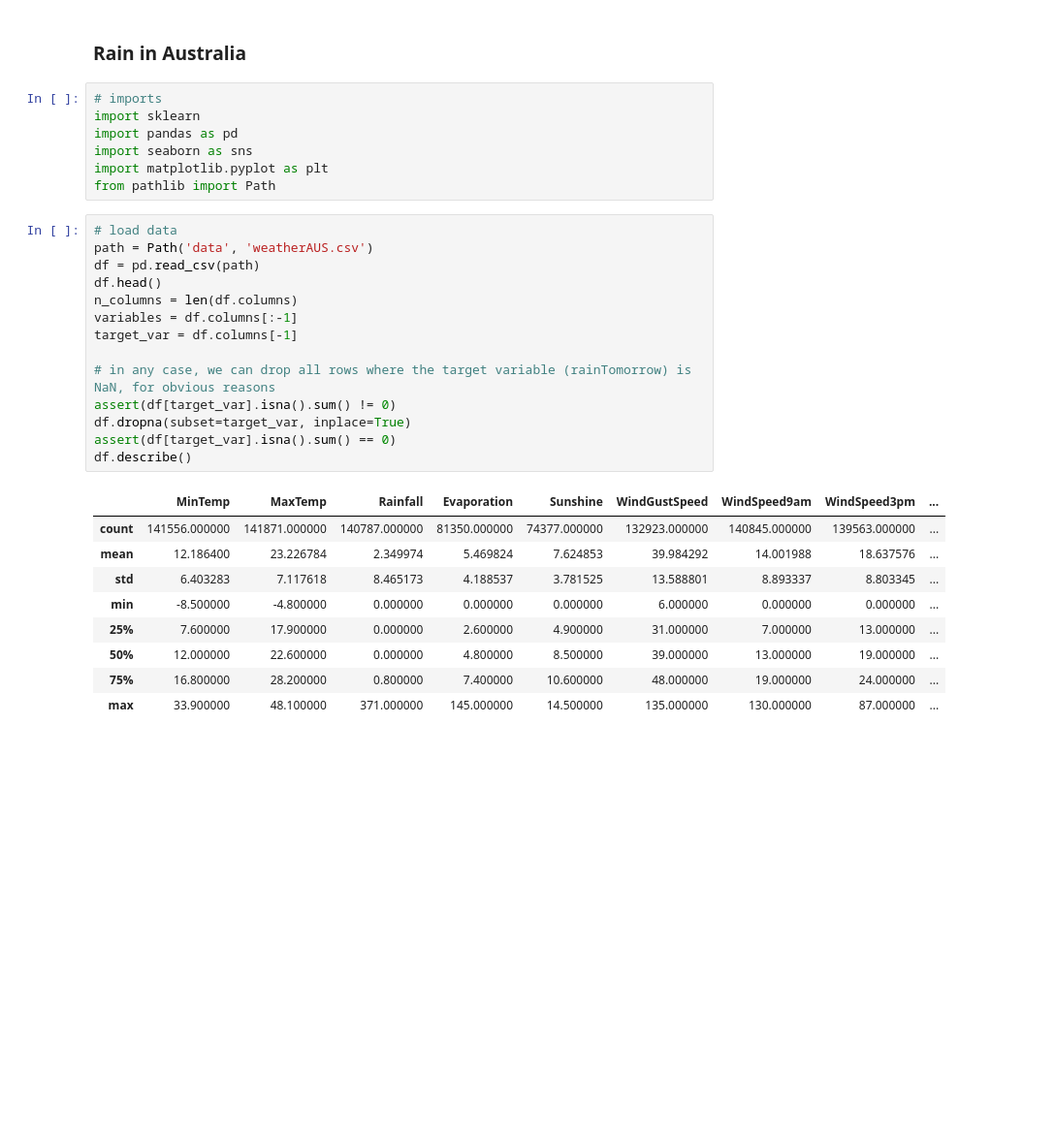
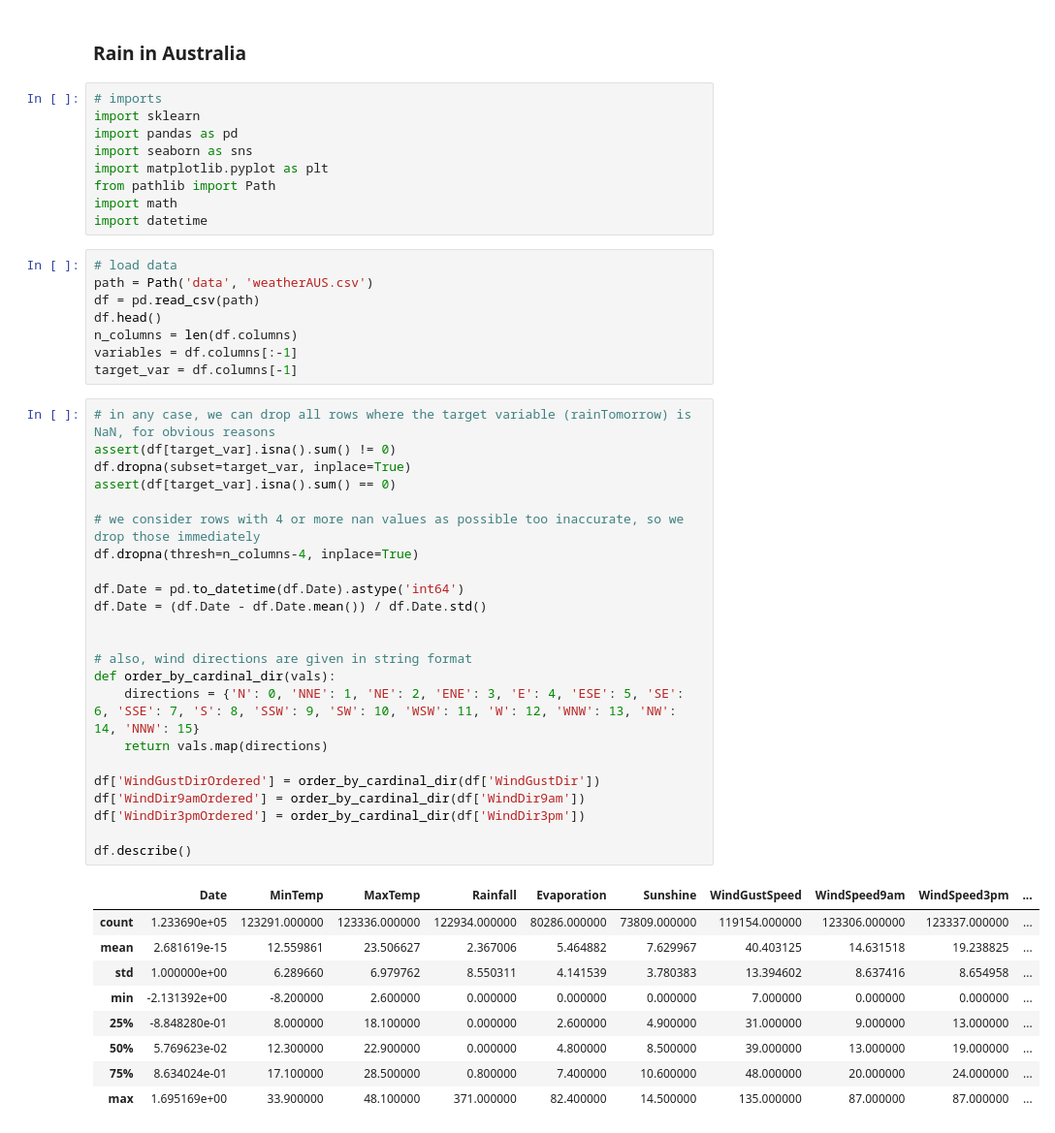
Before and after one commit to Lekolas01/g3-rain_in_australia, a Jupyter notebook: rain.ipynb, the cells around one changed output. Shown at 97% size. Saved outputs shown, nothing was run; the diff lists cells and outputs as text; blank space fills up the shorter version.

```diff
--- a/rain.ipynb
+++ b/rain.ipynb
@@ -7,6 +7,8 @@ import pandas as pd
 import seaborn as sns
 import matplotlib.pyplot as plt
 from pathlib import Path
+import math
+import datetime
 # %%
 # load data
 path = Path('data', 'weatherAUS.csv')
@@ -15,22 +17,39 @@ df.head()
 n_columns = len(df.columns)
 variables = df.columns[:-1]
 target_var = df.columns[-1]
-
-# in any case, we can drop all rows where the target variable (rainTomorrow) is NaN, for obvious reasons
-assert(df[target_var].isna().sum() != 0)
-df.dropna(subset=target_var, inplace=True)
-assert(df[target_var].isna().sum() == 0)
-df.describe()
-# %% [output]
-|  | MinTemp | MaxTemp | Rainfall | Evaporation | Sunshine | WindGustSpeed | WindSpeed9am | WindSpeed3pm | ... |
-| count | 141556.000000 | 141871.000000 | 140787.000000 | 81350.000000 | 74377.000000 | 132923.000000 | 140845.000000 | 139563.000000 | ... |
-| mean | 12.186400 | 23.226784 | 2.349974 | 5.469824 | 7.624853 | 39.984292 | 14.001988 | 18.637576 | ... |
-| std | 6.403283 | 7.117618 | 8.465173 | 4.188537 | 3.781525 | 13.588801 | 8.893337 | 8.803345 | ... |
-| min | -8.500000 | -4.800000 | 0.000000 | 0.000000 | 0.000000 | 6.000000 | 0.000000 | 0.000000 | ... |
-| 25% | 7.600000 | 17.900000 | 0.000000 | 2.600000 | 4.900000 | 31.000000 | 7.000000 | 13.000000 | ... |
-| 50% | 12.000000 | 22.600000 | 0.000000 | 4.800000 | 8.500000 | 39.000000 | 13.000000 | 19.000000 | ... |
-| 75% | 16.800000 | 28.200000 | 0.800000 | 7.400000 | 10.600000 | 48.000000 | 19.000000 | 24.000000 | ... |
-| max | 33.900000 | 48.100000 | 371.000000 | 145.000000 | 14.500000 | 135.000000 | 130.000000 | 87.000000 | ... |
+# %%
+# in any case, we can drop all rows where the target variable (rainTomorrow) is NaN, for obvious reasons
+assert(df[target_var].isna().sum() != 0)
+df.dropna(subset=target_var, inplace=True)
+assert(df[target_var].isna().sum() == 0)
+
+# we consider rows with 4 or more nan values as possible too inaccurate, so we drop those immediately
+df.dropna(thresh=n_columns-4, inplace=True)
+
+df.Date = pd.to_datetime(df.Date).astype('int64')
+df.Date = (df.Date - df.Date.mean()) / df.Date.std()
+
+
+# also, wind directions are given in string format
+def order_by_cardinal_dir(vals):
+    directions = {'N': 0, 'NNE': 1, 'NE': 2, 'ENE': 3, 'E': 4, 'ESE': 5, 'SE': 6, 'SSE': 7, 'S': 8, 'SSW': 9, 'SW': 10, 'WSW': 11, 'W': 12, 'WNW': 13, 'NW': 14, 'NNW': 15}
+    return vals.map(directions)
+
+df['WindGustDirOrdered'] = order_by_cardinal_dir(df['WindGustDir'])
+df['WindDir9amOrdered'] = order_by_cardinal_dir(df['WindDir9am'])
+df['WindDir3pmOrdered'] = order_by_cardinal_dir(df['WindDir3pm'])
+
+df.describe()
+# %% [output]
+|  | Date | MinTemp | MaxTemp | Rainfall | Evaporation | Sunshine | WindGustSpeed | WindSpeed9am | WindSpeed3pm | ... |
+| count | 1.233690e+05 | 123291.000000 | 123336.000000 | 122934.000000 | 80286.000000 | 73809.000000 | 119154.000000 | 123306.000000 | 123337.000000 | ... |
+| mean | 2.681619e-15 | 12.559861 | 23.506627 | 2.367006 | 5.464882 | 7.629967 | 40.403125 | 14.631518 | 19.238825 | ... |
+| std | 1.000000e+00 | 6.289660 | 6.979762 | 8.550311 | 4.141539 | 3.780383 | 13.394602 | 8.637416 | 8.654958 | ... |
+| min | -2.131392e+00 | -8.200000 | 2.600000 | 0.000000 | 0.000000 | 0.000000 | 7.000000 | 0.000000 | 0.000000 | ... |
+| 25% | -8.848280e-01 | 8.000000 | 18.100000 | 0.000000 | 2.600000 | 4.900000 | 31.000000 | 9.000000 | 13.000000 | ... |
+| 50% | 5.769623e-02 | 12.300000 | 22.900000 | 0.000000 | 4.800000 | 8.500000 | 39.000000 | 13.000000 | 19.000000 | ... |
+| 75% | 8.634024e-01 | 17.100000 | 28.500000 | 0.800000 | 7.400000 | 10.600000 | 48.000000 | 20.000000 | 24.000000 | ... |
+| max | 1.695169e+00 | 33.900000 | 48.100000 | 371.000000 | 82.400000 | 14.500000 | 135.000000 | 87.000000 | 87.000000 | ... |
 # %%
 # data inspection
 print(df.isna().sum())
```
Also changed, not shown: parts of 16 cells of this notebook.
